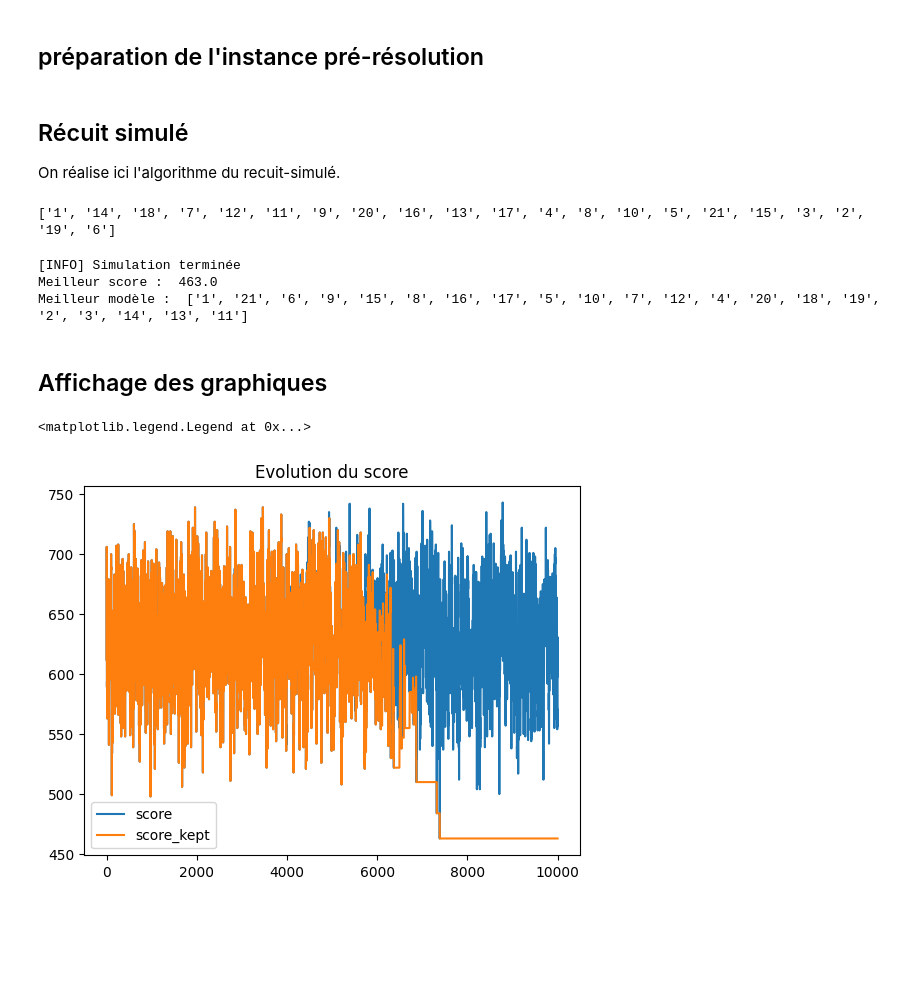
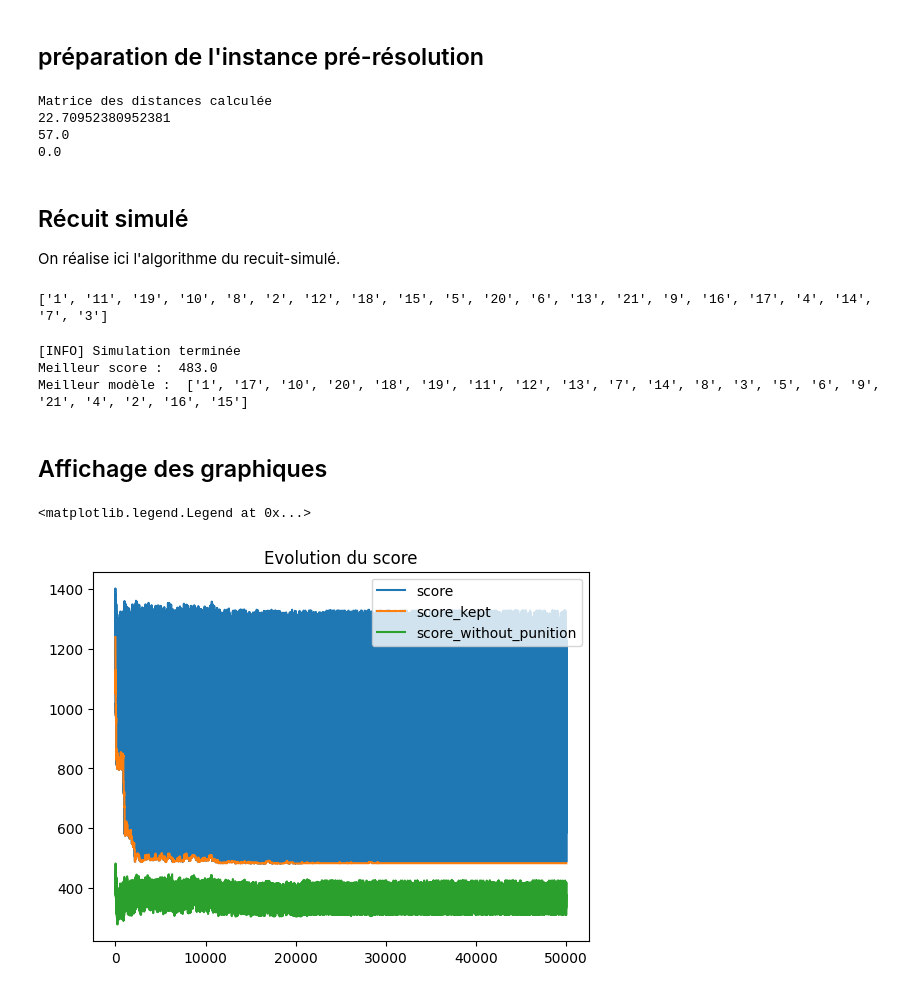
Before and after one commit to jupiterMJM/cplt_sci_metaheuristique, a Jupyter notebook: brouillon.ipynb, the cells around one changed output. Drawn from its saved outputs; the diff is of its cells as text; code cells hidden in the pictures; blank space fills up the shorter version.

```diff
--- a/brouillon.ipynb
+++ b/brouillon.ipynb
@@ -2,12 +10,17 @@
 # Résolution de TPTW (travel problem with time window) avec métahéuristique du recuit simulé
 # %%
 # configuration
-T_init = 10000
-lbd = 0.999
-nb_iter = 10000
+T_init = 10
+lbd = 0.9999
+nb_iter = 50000
 path_to_instance = "data/inst1"
+
+def f(temp, iter):
+    # if iter % 10000 == 0:
+    #     return T_init / (iter // 10000 +1)
+    return temp * lbd
 # %%
-def evaluation_model(liste_prop, alpha=10):
+def evaluation_model(liste_prop, alpha=50):
     """
     évalue le modèle en fonction de la liste des propositions
     la formule choisie est la somme des distances plus une pénalité binaire pour chaque consigne de temps non respectée
@@ -15,9 +28,10 @@ def evaluation_model(liste_prop, alpha=10):
     """
     global instance, graphe_matrix
     score = 0
+    score_without_punition = 0
     assert liste_prop[0] == "1", "La première ville n'est pas 1 : {}".format(liste_prop)
     time_axis = 0
-    valide = True
+    valide = len(liste_prop)
     for i, prop in enumerate(liste_prop):
         if i == 0: continue
         # on commence par aller jusqu'à la ville i
@@ -29,12 +43,13 @@ def evaluation_model(liste_prop, alpha=10):
 
         # on ajoute le cout au score
         score += graphe_matrix[int(liste_prop[i-1])][int(prop)]
+        score_without_punition += graphe_matrix[int(liste_prop[i-1])][int(prop)]
 
         # on ajoute une pénalité si on arrive trop tard (consigne de temps non respectée)
         if time_axis > instance[prop]["wend"]:
             score += alpha
-            valide = False
+            valide -= 1
 
-    return score, valide
+    return score, valide, score_without_punition, time_axis
 # %% [markdown]
 ## préparation de l'instance pré-résolution
@@ -49,6 +57,15 @@ import tqdm
 # calcul de la matrice des distances du graphe
 instance = load_instance(path_to_instance)
 graphe_matrix = compute_dist_mat(instance)
+print("Matrice des distances calculée")
+print(np.mean(graphe_matrix[graphe_matrix != 0]))
+print(np.max((graphe_matrix)))
+print(np.min((graphe_matrix)))
+# %% [output]
+Matrice des distances calculée
+22.70952380952381
+57.0
+0.0
 # %% [markdown]
 ## Récuit simulé
 On réalise ici l'algorithme du recuit-simulé.
@@ -62,7 +79,7 @@ temperature = T_init
 proba = 1
 
 modele_kept = modele.copy()
-score_kept, valide = evaluation_model(modele_kept)
+score_kept, valide, score_without_punition,  time_axis = evaluation_model(modele_kept)
 score_kept
 
 # initialisation des historiques (pour affichage graphique ensuite)
@@ -71,15 +88,17 @@ historique_temperature = [temperature]
 historique_score_kept = [score_kept]
 historique_proba = [1]
 historique_modele_valide = [valide]
+historique_time_axis = [time_axis]
+historique_score_without_punition = [score_without_punition]
 # %% [output]
-['1', '14', '18', '7', '12', '11', '9', '20', '16', '13', '17', '4', '8', '10', '5', '21', '15', '3', '2', '19', '6']
+['1', '11', '19', '10', '8', '2', '12', '18', '15', '5', '20', '6', '13', '21', '9', '16', '17', '4', '14', '7', '3']
 # %%
 for iteration in tqdm.tqdm(range(nb_iter)):
     # on commence par appliquer une transformation aléatoire
-    modele = transformee_pick_among_non_valid(modele_kept, instance, graphe_matrix)
+    modele = transformee_pick_2(modele_kept)# , instance=instance, graphe_matrix=graphe_matrix)
 
     # on détermine le score du modèle ainsi modifié
-    score, valide = evaluation_model(modele)
+    score, valide, score_without_punition, time_axis = evaluation_model(modele)
 
     # on accepte ou non la modification (recuit simulé)
     if score < score_kept:
@@ -98,26 +117,29 @@ for iteration in tqdm.tqdm(range(nb_iter)):
     historique_score_kept.append(score_kept)
     historique_proba.append(proba)
     historique_modele_valide.append(valide)
+    historique_time_axis.append(time_axis)
+    historique_score_without_punition.append(score_without_punition)
 
     # on met à jour la température puis ça repart
-    temperature *= lbd
+    temperature = f(temperature, iteration)
 print("[INFO] Simulation terminée")
 print("Meilleur score : ", score_kept)
 print("Meilleur modèle : ", modele_kept)
 # %% [output]
 [INFO] Simulation terminée
-Meilleur score :  463.0
-Meilleur modèle :  ['1', '21', '6', '9', '15', '8', '16', '17', '5', '10', '7', '12', '4', '20', '18', '19', '2', '3', '14', '13', '11']
+Meilleur score :  483.0
+Meilleur modèle :  ['1', '17', '10', '20', '18', '19', '11', '12', '13', '7', '14', '8', '3', '5', '6', '9', '21', '4', '2', '16', '15']
 # %% [markdown]
 ## Affichage des graphiques
 # %%
 plt.plot(historique_score, label="score")
 plt.plot(historique_score_kept, label="score_kept")
+plt.plot(historique_score_without_punition, label="score_without_punition")
 plt.title("Evolution du score")
 plt.legend()
 # %% [output]
 <matplotlib.legend.Legend at 0x...>
-[figure, old version]
+[figure, new version]
 # %%
 plt.close()
 plt.plot(historique_temperature)
```
Also changed, not shown: parts of 6 cells of this notebook, 1 other file.
